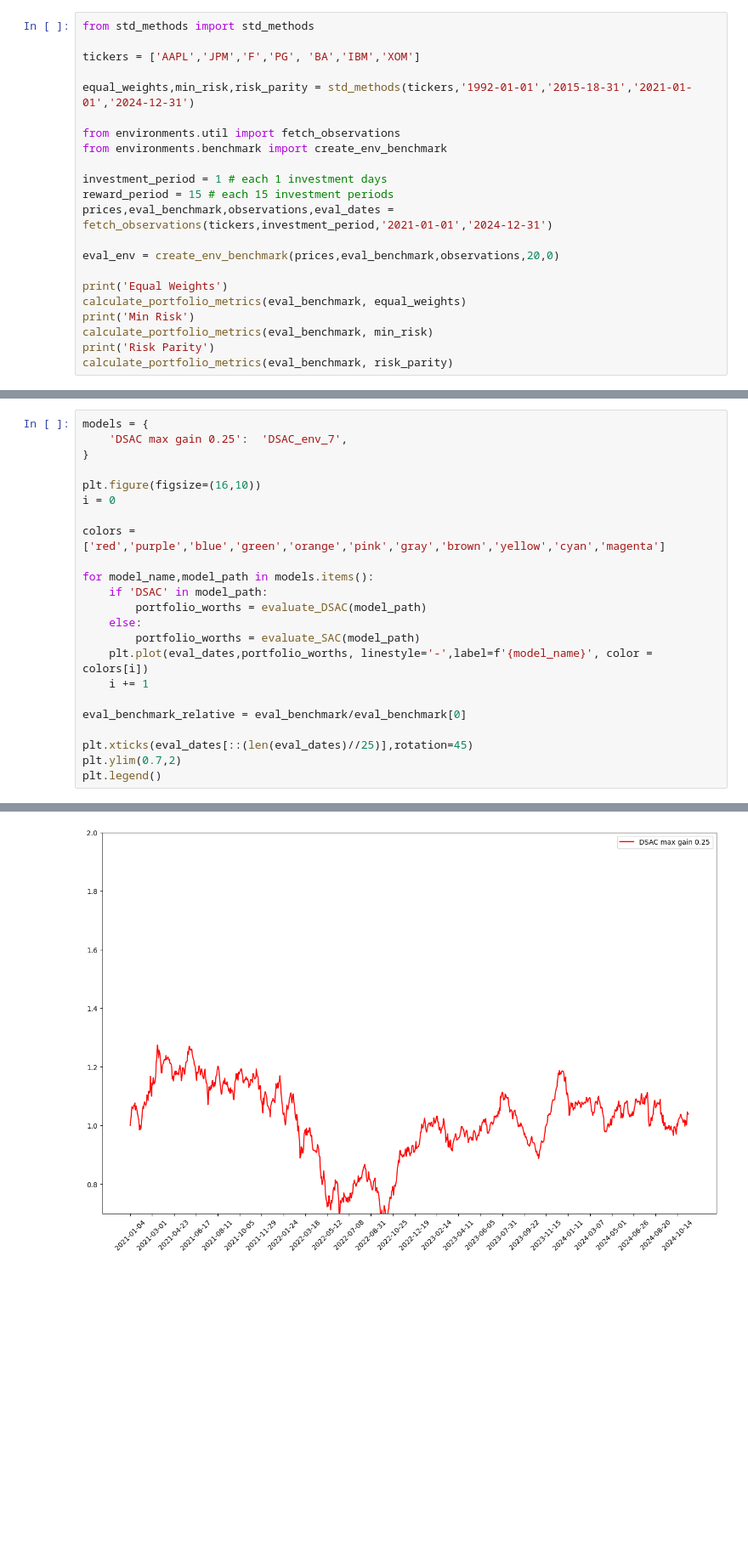
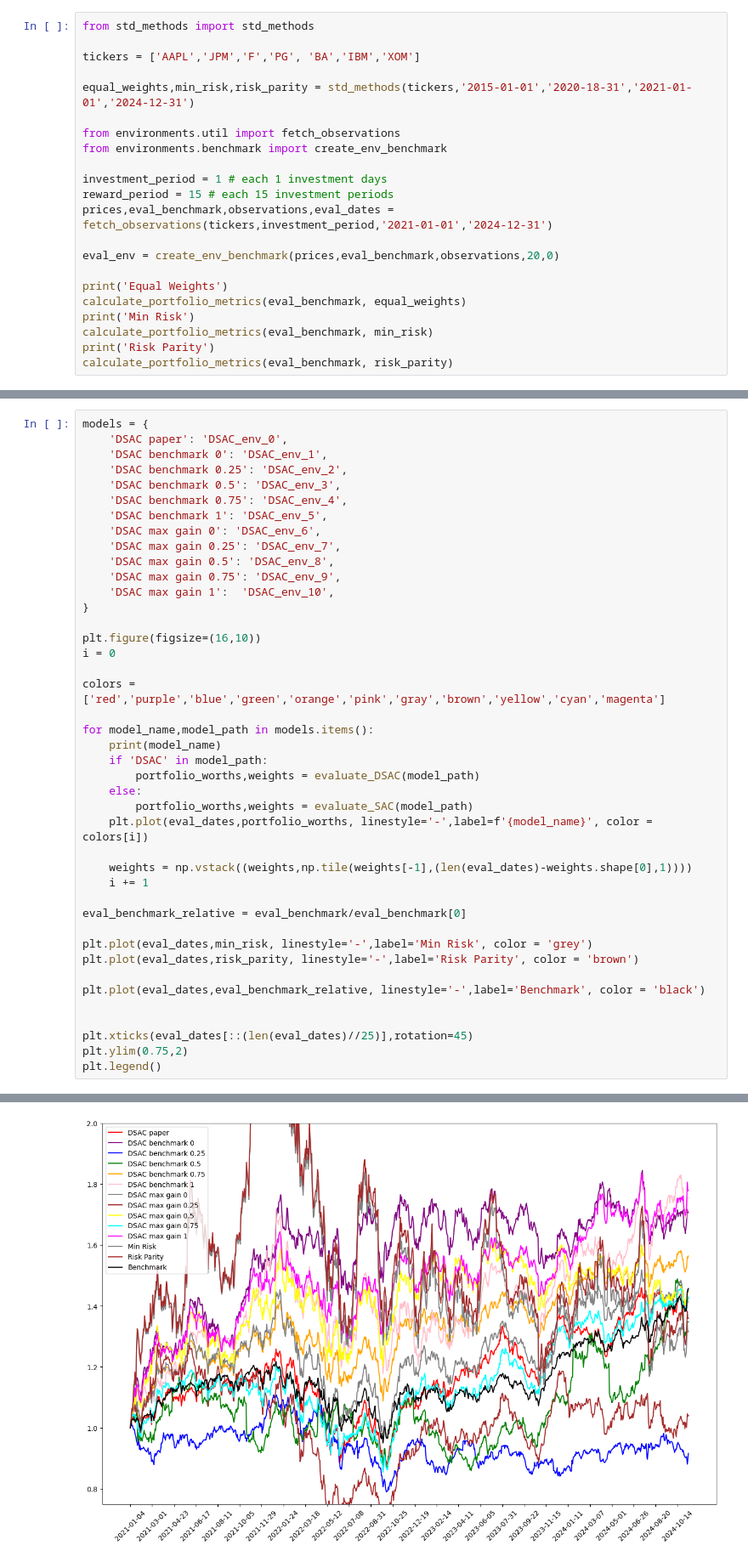
Before and after one commit to sohamviradiya/satan, a Jupyter notebook: evaluate.ipynb, the cells around one changed output, grey strips where cells are left out. Shown: that part at 85% size. Drawn from its saved outputs; the diff is of its cells as text; blank space fills up the shorter version.

```diff
--- a/evaluate.ipynb
+++ b/evaluate.ipynb
@@ -48,7 +51,7 @@ from std_methods import std_methods
 
 tickers = ['AAPL','JPM','F','PG', 'BA','IBM','XOM']
 
-equal_weights,min_risk,risk_parity = std_methods(tickers,'1992-01-01','2015-18-31','2021-01-01','2024-12-31')
+equal_weights,min_risk,risk_parity = std_methods(tickers,'2015-01-01','2020-18-31','2021-01-01','2024-12-31')
 
 from environments.util import fetch_observations
 from environments.benchmark import create_env_benchmark
@@ -87,7 +90,17 @@ def evaluate_DSAC(model_path):
     return evaluate_portfolio(eval_env, eval_benchmark, bare_model)
 # %%
 models = {
-    'DSAC max gain 0.25':  'DSAC_env_7',
+    'DSAC paper': 'DSAC_env_0',
+    'DSAC benchmark 0': 'DSAC_env_1',
+    'DSAC benchmark 0.25': 'DSAC_env_2',
+    'DSAC benchmark 0.5': 'DSAC_env_3',
+    'DSAC benchmark 0.75': 'DSAC_env_4',
+    'DSAC benchmark 1': 'DSAC_env_5',
+    'DSAC max gain 0': 'DSAC_env_6',
+    'DSAC max gain 0.25': 'DSAC_env_7',
+    'DSAC max gain 0.5': 'DSAC_env_8',
+    'DSAC max gain 0.75': 'DSAC_env_9',
+    'DSAC max gain 1':  'DSAC_env_10',
 }
 
 plt.figure(figsize=(16,10))
@@ -96,16 +109,25 @@ i = 0
 colors = ['red','purple','blue','green','orange','pink','gray','brown','yellow','cyan','magenta']
 
 for model_name,model_path in models.items():
+    print(model_name)
     if 'DSAC' in model_path:
-        portfolio_worths = evaluate_DSAC(model_path)
+        portfolio_worths,weights = evaluate_DSAC(model_path)
     else:
-        portfolio_worths = evaluate_SAC(model_path)
+        portfolio_worths,weights = evaluate_SAC(model_path)
     plt.plot(eval_dates,portfolio_worths, linestyle='-',label=f'{model_name}', color = colors[i])
+
+    weights = np.vstack((weights,np.tile(weights[-1],(len(eval_dates)-weights.shape[0],1))))
     i += 1
 
 eval_benchmark_relative = eval_benchmark/eval_benchmark[0]
 
+plt.plot(eval_dates,min_risk, linestyle='-',label='Min Risk', color = 'grey')
+plt.plot(eval_dates,risk_parity, linestyle='-',label='Risk Parity', color = 'brown')
+
+plt.plot(eval_dates,eval_benchmark_relative, linestyle='-',label='Benchmark', color = 'black')
+
+
 plt.xticks(eval_dates[::(len(eval_dates)//25)],rotation=45)
-plt.ylim(0.7,2)
+plt.ylim(0.75,2)
 plt.legend()
 # %% [output]
@@ -115 +168 @@ Sharpe Ratio: 0.0047506534592211295,  Information Ratio: -0.2302421110165003, Fi
-[figure, old version]
+[figure, new version]
```
Also changed, not shown: parts of 3 cells of this notebook, 4 other files.
